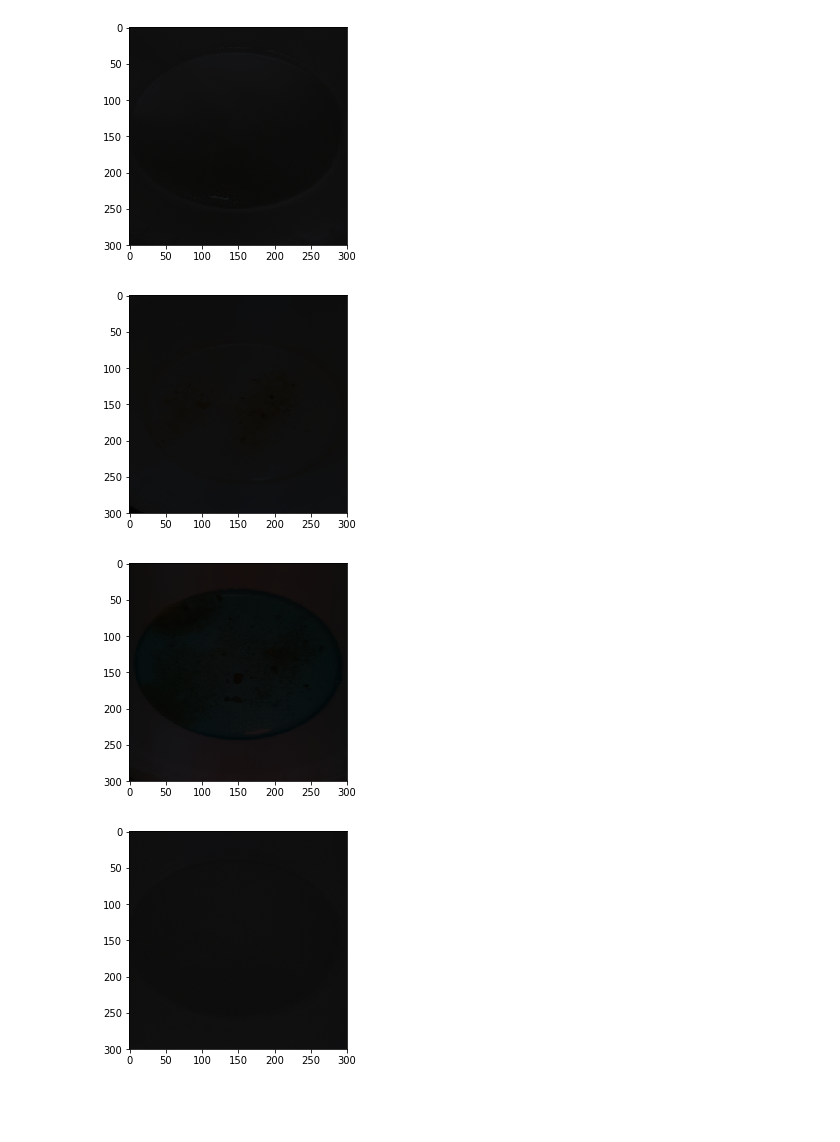
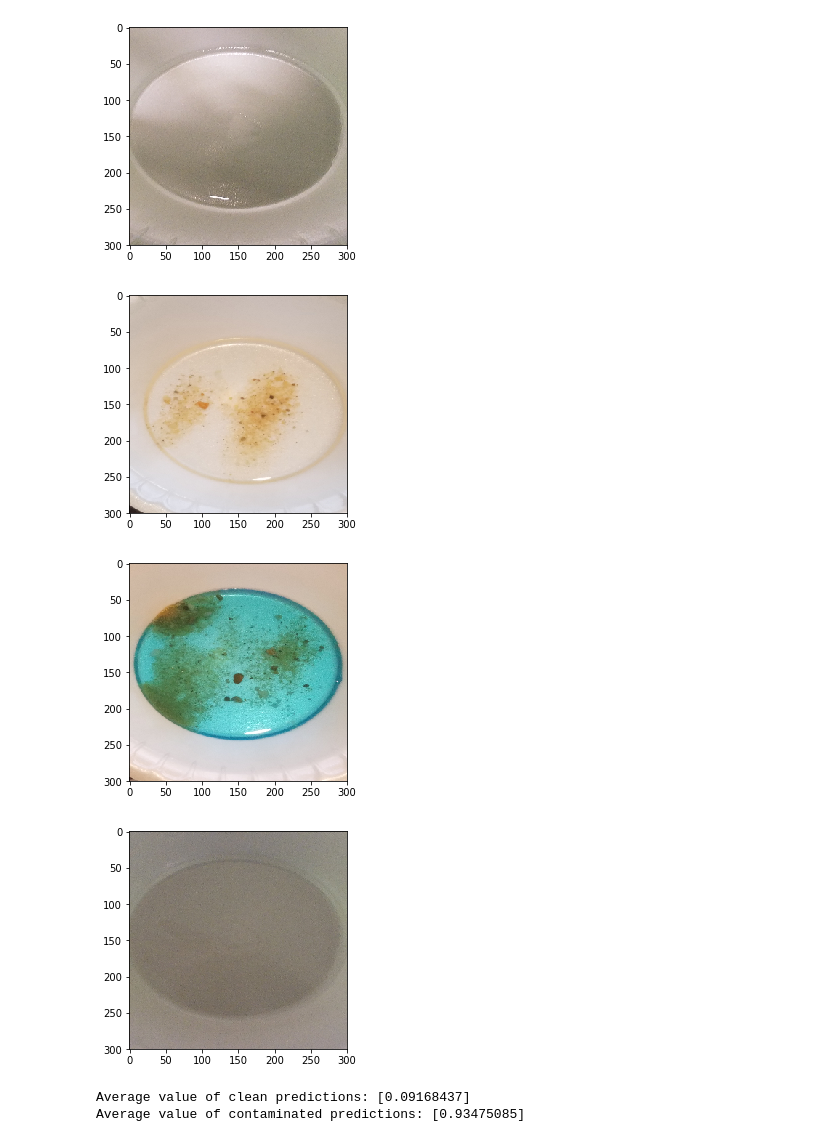
Before and after one commit to Elliott-Ruebush/aquasight_image_loading_and_model, a Jupyter notebook: binary_classifier_CNN_notebook.ipynb, the cells around one changed output. Cells and saved outputs as stored; diff of their text form; code cells hidden in the pictures; blank space fills up the shorter version.

Commit message:
Added visualization notebook and examined additional metrics in binary classifier notebook

```diff
--- a/binary_classifier_CNN_notebook.ipynb
+++ b/binary_classifier_CNN_notebook.ipynb
@@ -143,14 +154,34 @@ test_new_model.evaluate(X_f, y_l)
 # %%
+X_f = pickle.load(open("X_features.pickle", "rb"))
 plt.imshow(X_f[2])
 plt.show()
 plt.imshow(X_f[12])
 plt.show()
 plt.imshow(X_f[93])
 plt.show()
 plt.imshow(X_f[98])
 plt.show()
 # %% [output]
-[figure, old version]
+[figure, new version]
-[figure, old version]
+[figure, new version]
-[figure, old version]
+[figure, new version]
-[figure, old version]
+[figure, new version]
+# %%
+
+# Calculate average confidence in a prediction
+numClean = 0
+numContam = 0
+totCl = 0
+totCo = 0
+for pred in predictions:
+    if pred < .5:
+        numClean+=1
+        totCl+=pred
+    else:
+        numContam+=1
+        totCo+=pred
+print("Average value of clean predictions: {}".format(totCl/numClean))
+print("Average value of contaminated predictions: {}".format(totCo/numContam))
+# %% [output]
+Average value of clean predictions: [0.09168437]
+Average value of contaminated predictions: [0.93475085]
```
Also changed, not shown: parts of 7 cells of this notebook, 4 other files.
